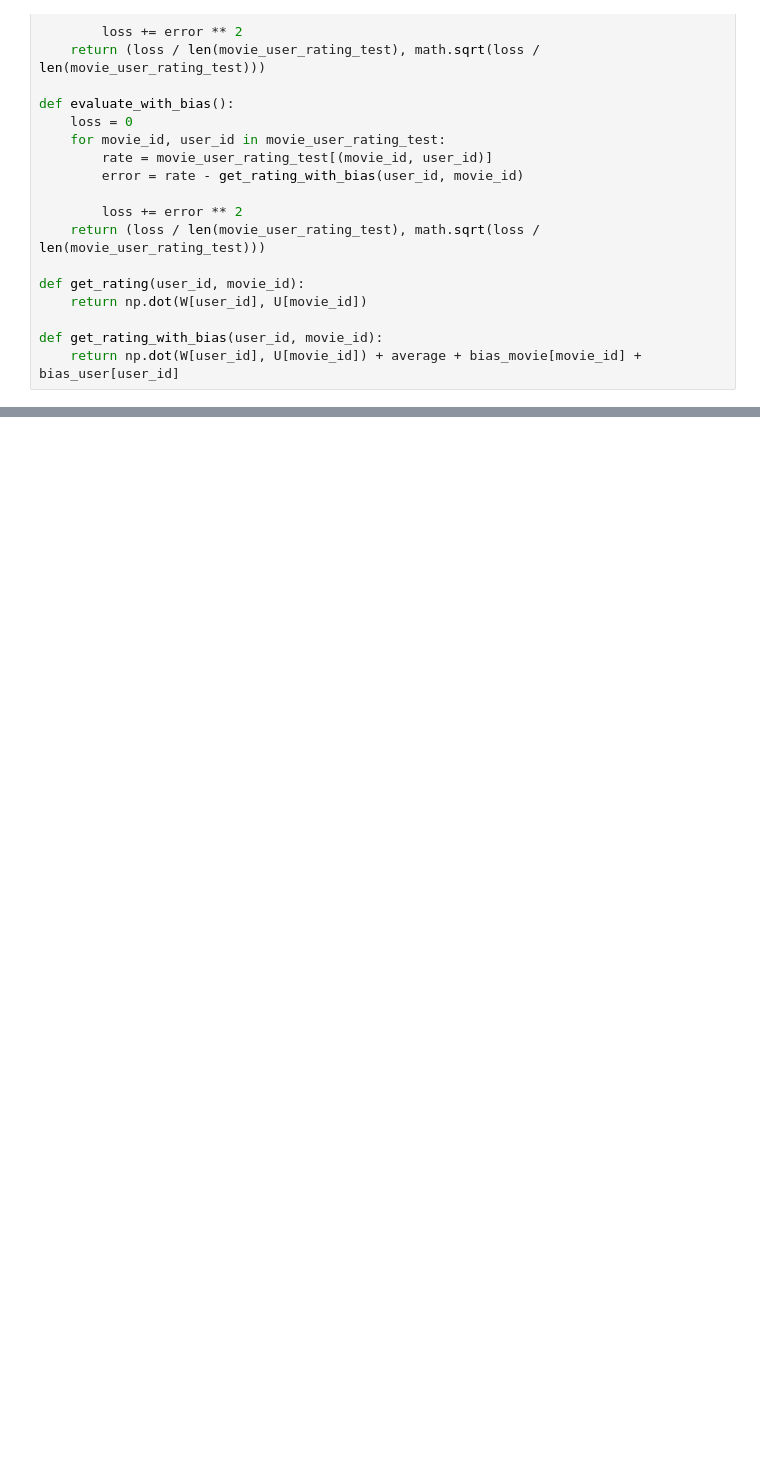
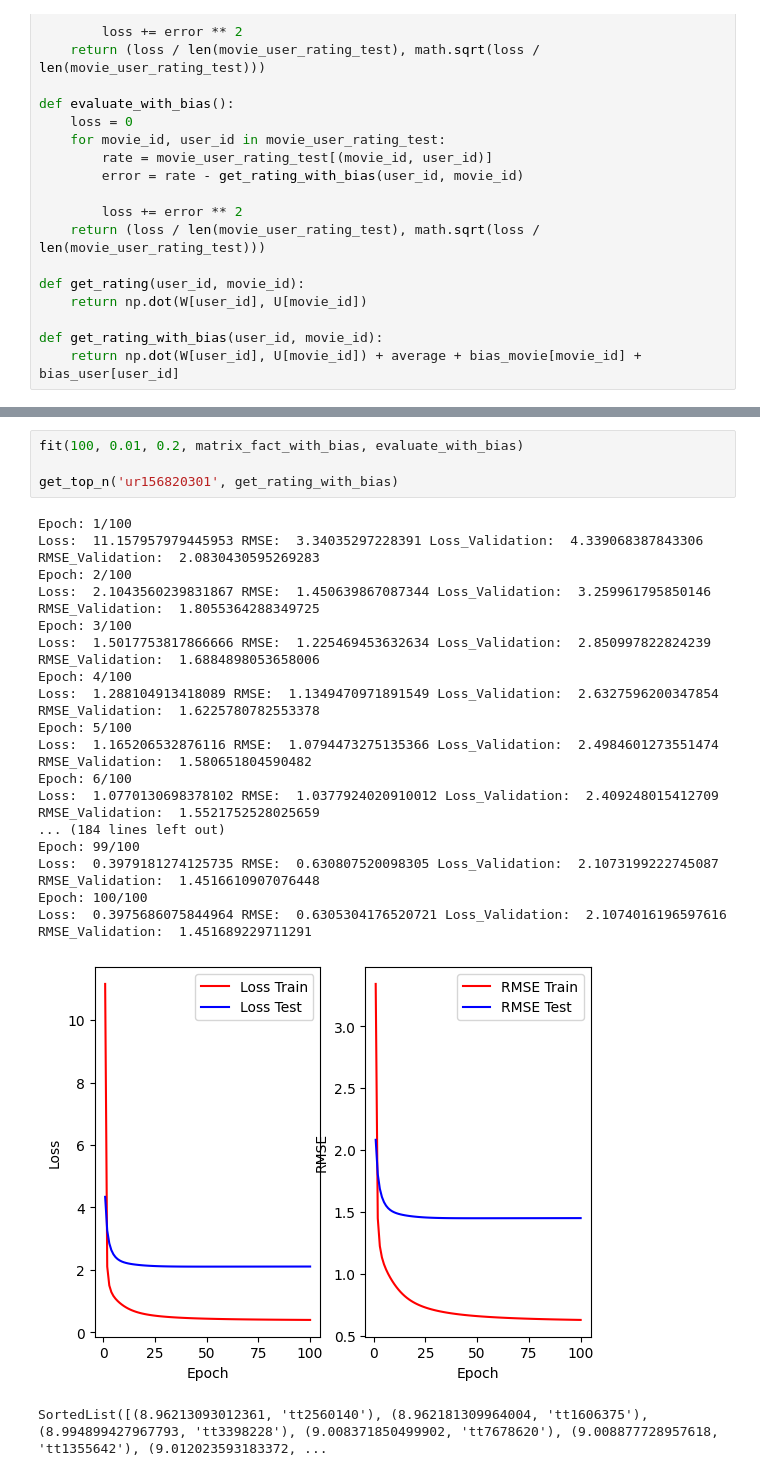
Before and after one commit to LeRon1605/movie-recommender-system, a Jupyter notebook: matrix-factorization/process.ipynb, the cells around one changed output, grey strips where cells are left out. Saved outputs shown, nothing was run; the diff lists cells and outputs as text; blank space fills up the shorter version.

```diff
--- a/matrix-factorization/process.ipynb
+++ b/matrix-factorization/process.ipynb
@@ -237,0 +234,24 @@ plt.show()
+# %%
+fit(100, 0.01, 0.2, matrix_fact_with_bias, evaluate_with_bias)
+
+get_top_n('ur156820301', get_rating_with_bias)
+# %% [output]
+Epoch: 1/100
+Loss:  11.157957979445953 RMSE:  3.34035297228391 Loss_Validation:  4.339068387843306 RMSE_Validation:  2.0830430595269283
+Epoch: 2/100
+Loss:  2.1043560239831867 RMSE:  1.450639867087344 Loss_Validation:  3.259961795850146 RMSE_Validation:  1.8055364288349725
+Epoch: 3/100
+Loss:  1.5017753817866666 RMSE:  1.225469453632634 Loss_Validation:  2.850997822824239 RMSE_Validation:  1.6884898053658006
+Epoch: 4/100
+Loss:  1.288104913418089 RMSE:  1.1349470971891549 Loss_Validation:  2.6327596200347854 RMSE_Validation:  1.6225780782553378
+Epoch: 5/100
+Loss:  1.165206532876116 RMSE:  1.0794473275135366 Loss_Validation:  2.4984601273551474 RMSE_Validation:  1.580651804590482
+Epoch: 6/100
+Loss:  1.0770130698378102 RMSE:  1.0377924020910012 Loss_Validation:  2.409248015412709 RMSE_Validation:  1.5521752528025659
+... (184 lines left out)
+Epoch: 99/100
+Loss:  0.3979181274125735 RMSE:  0.630807520098305 Loss_Validation:  2.1073199222745087 RMSE_Validation:  1.4516610907076448
+Epoch: 100/100
+Loss:  0.3975686075844964 RMSE:  0.6305304176520721 Loss_Validation:  2.1074016196597616 RMSE_Validation:  1.451689229711291
+[figure, added]
+SortedList([(8.96213093012361, 'tt2560140'), (8.962181309964004, 'tt1606375'), (8.994899427967793, 'tt3398228'), (9.008371850499902, 'tt7678620'), (9.008877728957618, 'tt1355642'), (9.012023593183372, ...
```
Also changed, not shown: parts of 8 cells of this notebook, 8 other files.
